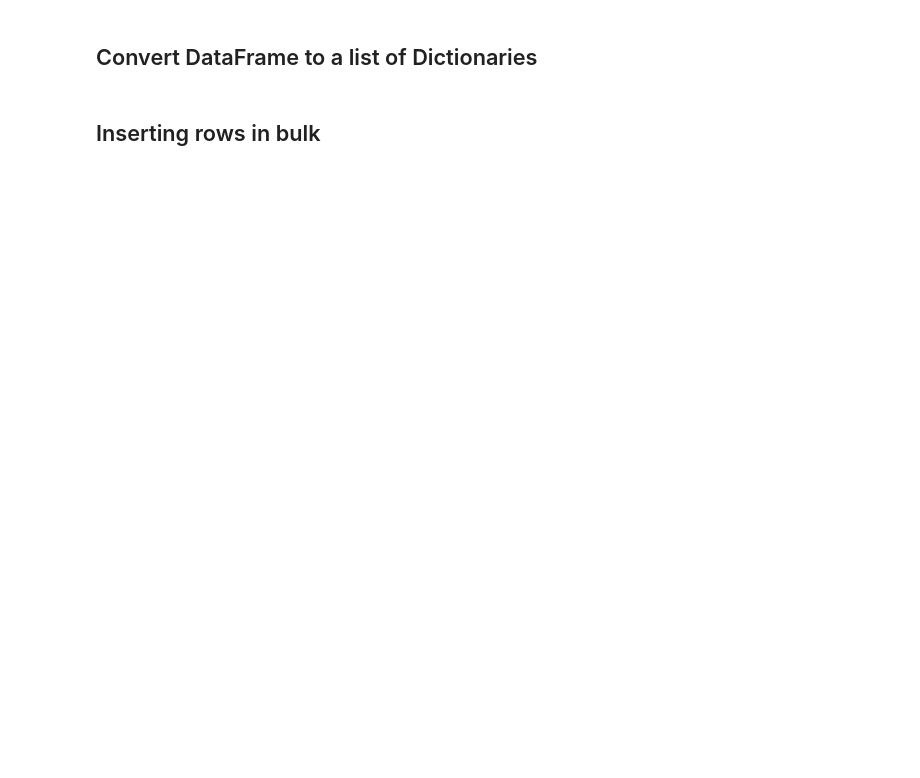
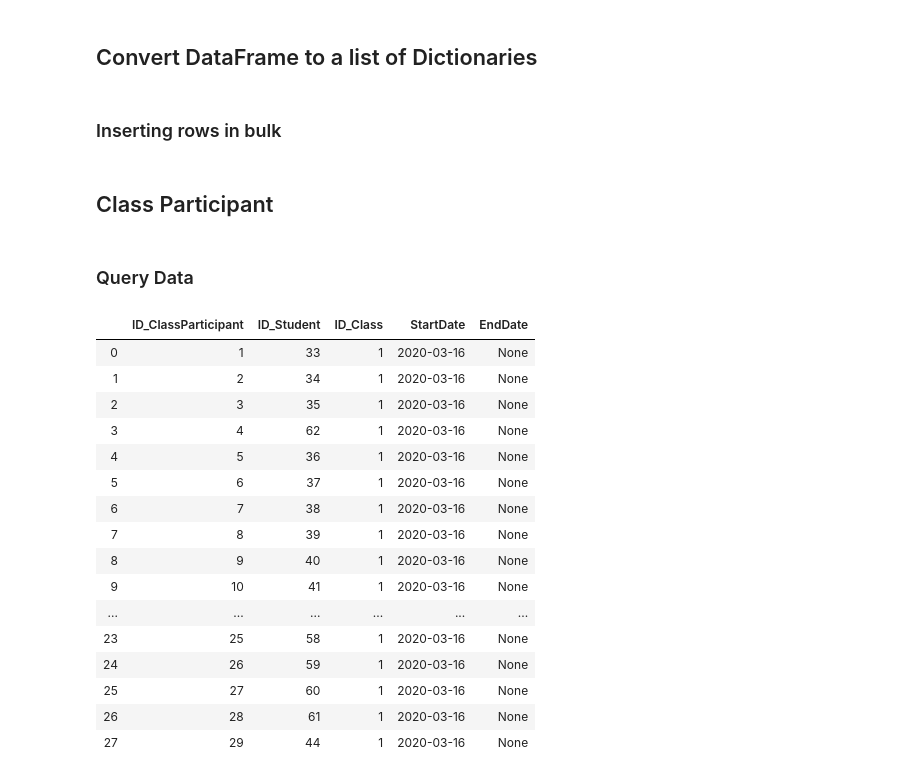
Before and after one commit to clemiblac/ETL_Project, a Jupyter notebook: ETL_Student+ClassParticipant.ipynb, the cells around one changed output. Drawn from its saved outputs; the diff is of its cells as text; code cells hidden in the pictures; blank space fills up the shorter version.

```diff
--- a/ETL_Student+ClassParticipant.ipynb
+++ b/ETL_Student+ClassParticipant.ipynb
@@ -69,9 +55,34 @@ student_data.head(5)
 student_load = student_data.to_dict('records')
 student_load
 # %% [markdown]
-## Inserting rows in bulk
+### Inserting rows in bulk
 # %%
 try:
     sf.bulk.Student__c.insert(student_load) #Student__c is the API name
 except Exception as e:
     print(e)
+# %% [markdown]
+## Class Participant
+# %% [markdown]
+### Query Data
+# %%
+participant_data = pd.read_sql("SELECT * FROM classparticipant", conn)
+participant_data.head(30)
+# %% [output]
+|  | ID_ClassParticipant | ID_Student | ID_Class | StartDate | EndDate |
+| 0 | 1 | 33 | 1 | 2020-03-16 | None |
+| 1 | 2 | 34 | 1 | 2020-03-16 | None |
+| 2 | 3 | 35 | 1 | 2020-03-16 | None |
+| 3 | 4 | 62 | 1 | 2020-03-16 | None |
+| 4 | 5 | 36 | 1 | 2020-03-16 | None |
+| 5 | 6 | 37 | 1 | 2020-03-16 | None |
+| 6 | 7 | 38 | 1 | 2020-03-16 | None |
+| 7 | 8 | 39 | 1 | 2020-03-16 | None |
+| 8 | 9 | 40 | 1 | 2020-03-16 | None |
+| 9 | 10 | 41 | 1 | 2020-03-16 | None |
+| ... | ... | ... | ... | ... | ... |
+| 23 | 25 | 58 | 1 | 2020-03-16 | None |
+| 24 | 26 | 59 | 1 | 2020-03-16 | None |
+| 25 | 27 | 60 | 1 | 2020-03-16 | None |
+| 26 | 28 | 61 | 1 | 2020-03-16 | None |
+| 27 | 29 | 44 | 1 | 2020-03-16 | None |
```
Also changed, not shown: parts of 33 cells of this notebook, 2 other files.
